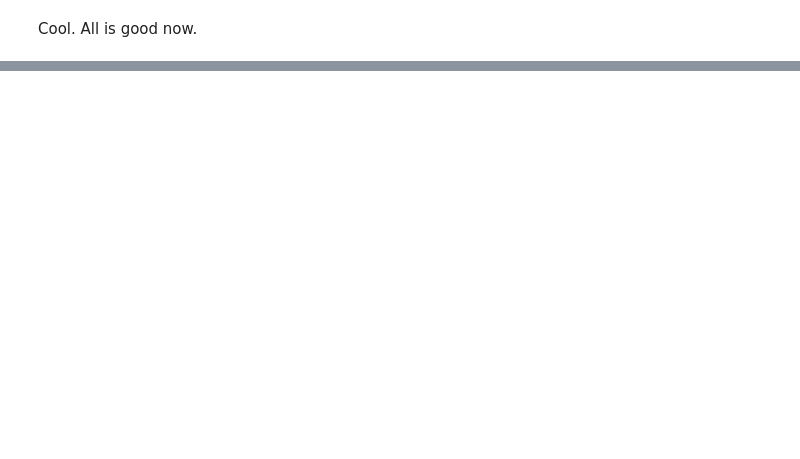
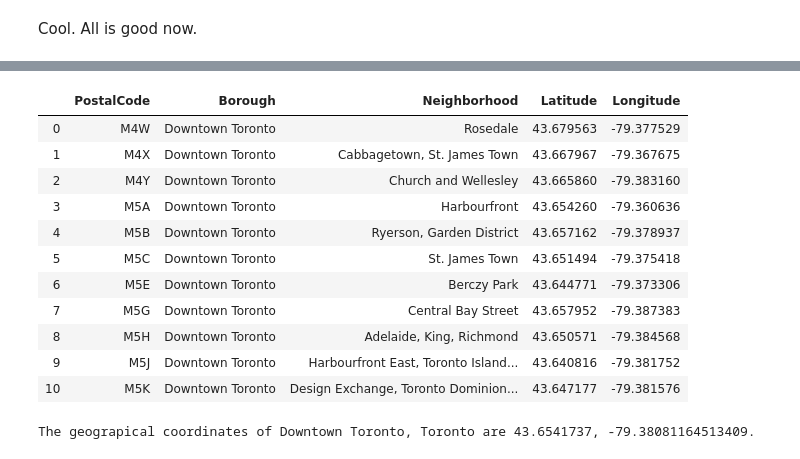
Before and after one commit to zokigorgiev83/Coursera-Capstone, a Jupyter notebook: segmenting_and_clustering_neighborhoods_in_toronto.ipynb, the cells around one changed output, grey strips where cells are left out. Drawn from its saved outputs; the diff is of its cells as text; code cells hidden in the pictures; blank space fills up the shorter version.

```diff
--- a/segmenting_and_clustering_neighborhoods_in_toronto.ipynb
+++ b/segmenting_and_clustering_neighborhoods_in_toronto.ipynb
@@ -141,0 +181,27 @@ Cool. All is good now.
+# %%
+downtown_toronto = df[df['Borough'] == 'Downtown Toronto'].reset_index(drop=True)
+downtown_toronto.head(11)
+# %% [output]
+|  | PostalCode | Borough | Neighborhood | Latitude | Longitude |
+| 0 | M4W | Downtown Toronto | Rosedale | 43.679563 | -79.377529 |
+| 1 | M4X | Downtown Toronto | Cabbagetown, St. James Town | 43.667967 | -79.367675 |
+| 2 | M4Y | Downtown Toronto | Church and Wellesley | 43.665860 | -79.383160 |
+| 3 | M5A | Downtown Toronto | Harbourfront | 43.654260 | -79.360636 |
+| 4 | M5B | Downtown Toronto | Ryerson, Garden District | 43.657162 | -79.378937 |
+| 5 | M5C | Downtown Toronto | St. James Town | 43.651494 | -79.375418 |
+| 6 | M5E | Downtown Toronto | Berczy Park | 43.644771 | -79.373306 |
+| 7 | M5G | Downtown Toronto | Central Bay Street | 43.657952 | -79.387383 |
+| 8 | M5H | Downtown Toronto | Adelaide, King, Richmond | 43.650571 | -79.384568 |
+| 9 | M5J | Downtown Toronto | Harbourfront East, Toronto Island... | 43.640816 | -79.381752 |
+| 10 | M5K | Downtown Toronto | Design Exchange, Toronto Dominion... | 43.647177 | -79.381576 |
+# %%
+address = 'Downtown Toronto, Toronto'
+
+geolocator = Nominatim(user_agent="tor_explorer")
+location = geolocator.geocode(address)
+latitude = location.latitude
+longitude = location.longitude
+
+print('The geograpical coordinates of ' + address + ' are {}, {}.'.format(latitude, longitude))
+# %% [output]
+The geograpical coordinates of Downtown Toronto, Toronto are 43.6541737, -79.38081164513409.
```
Also changed, not shown: parts of 13 cells of this notebook.
